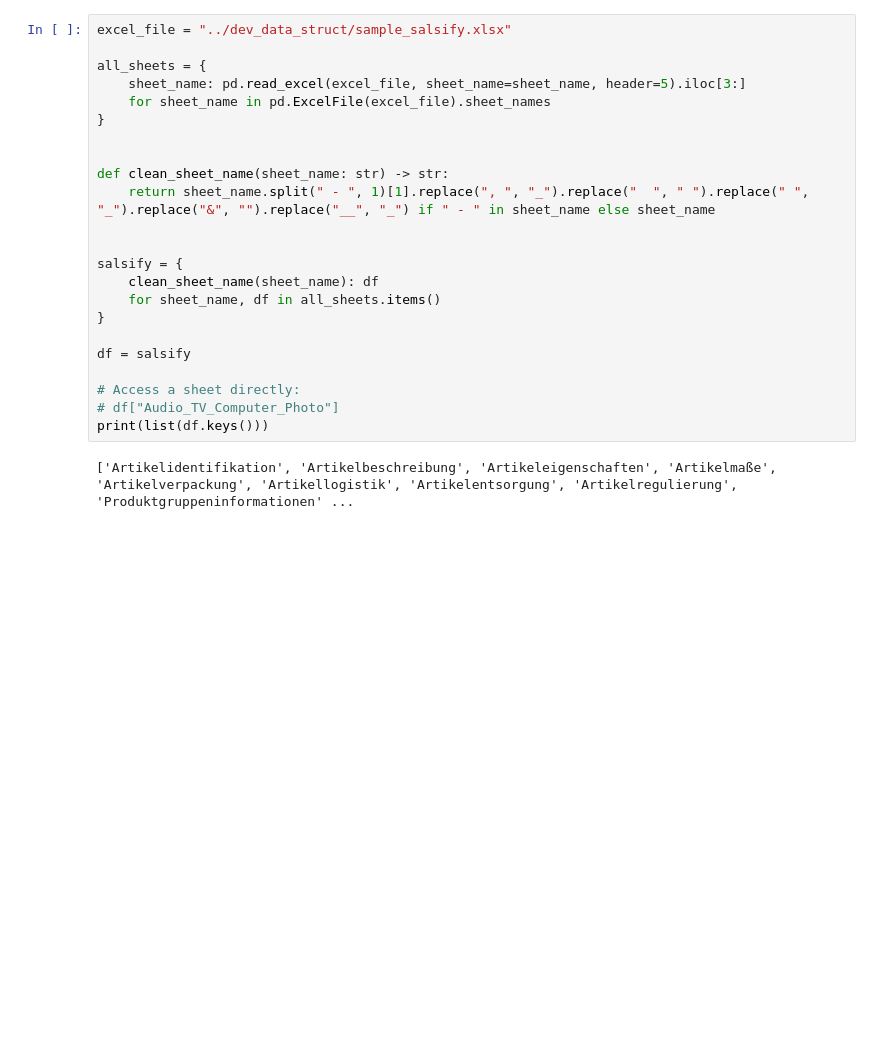
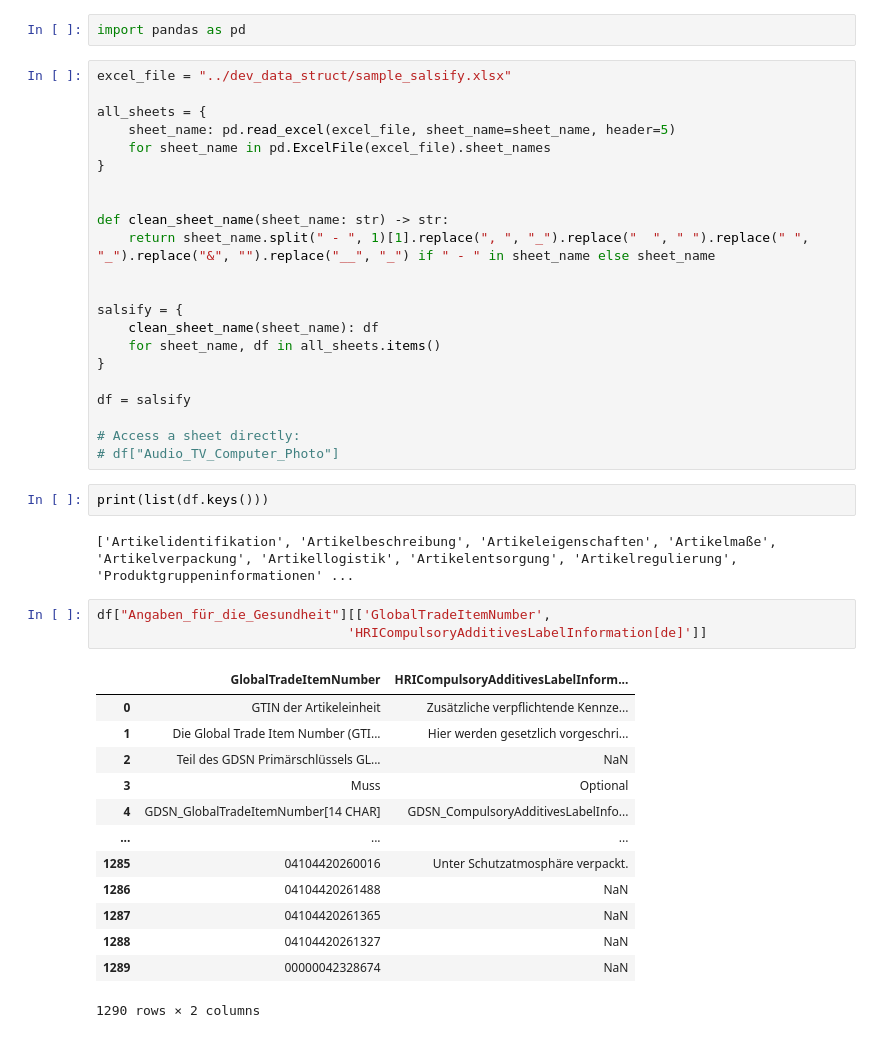
Before and after one commit to ChickenWithRiceW/open_food_facts_import_module, a Jupyter notebook: src/pipeline/eda.ipynb, the cells around one changed output. Drawn from its saved outputs; the diff is of its cells as text; blank space fills up the shorter version.

```diff
--- a/src/pipeline/eda.ipynb
+++ b/src/pipeline/eda.ipynb
@@ -3,8 +18,10 @@ import pandas as pd
+# %%
+import pandas as pd
 # %%
 excel_file = "../dev_data_struct/sample_salsify.xlsx"
 
 all_sheets = {
-    sheet_name: pd.read_excel(excel_file, sheet_name=sheet_name, header=5).iloc[3:]
+    sheet_name: pd.read_excel(excel_file, sheet_name=sheet_name, header=5)
     for sheet_name in pd.ExcelFile(excel_file).sheet_names
 }
 
@@ -22,6 +39,24 @@ df = salsify
 
 # Access a sheet directly:
 # df["Audio_TV_Computer_Photo"]
-print(list(df.keys()))
-# %% [output]
-['Artikelidentifikation', 'Artikelbeschreibung', 'Artikeleigenschaften', 'Artikelmaße', 'Artikelverpackung', 'Artikellogistik', 'Artikelentsorgung', 'Artikelregulierung', 'Produktgruppeninformationen' ...
+# %%
+print(list(df.keys()))
+# %% [output]
+['Artikelidentifikation', 'Artikelbeschreibung', 'Artikeleigenschaften', 'Artikelmaße', 'Artikelverpackung', 'Artikellogistik', 'Artikelentsorgung', 'Artikelregulierung', 'Produktgruppeninformationen' ...
+# %%
+df["Angaben_für_die_Gesundheit"][['GlobalTradeItemNumber',
+                                'HRICompulsoryAdditivesLabelInformation[de]']]
+# %% [output]
+|  | GlobalTradeItemNumber | HRICompulsoryAdditivesLabelInform... |
+| 0 | GTIN der Artikeleinheit | Zusätzliche verpflichtende Kennze... |
+| 1 | Die Global Trade Item Number (GTI... | Hier werden gesetzlich vorgeschri... |
+| 2 | Teil des GDSN Primärschlüssels GL... | NaN |
+| 3 | Muss | Optional |
+| 4 | GDSN_GlobalTradeItemNumber[14 CHAR] | GDSN_CompulsoryAdditivesLabelInfo... |
+| ... | ... | ... |
+| 1285 | 04104420260016 | Unter Schutzatmosphäre verpackt. |
+| 1286 | 04104420261488 | NaN |
+| 1287 | 04104420261365 | NaN |
+| 1288 | 04104420261327 | NaN |
+| 1289 | 00000042328674 | NaN |
+1290 rows × 2 columns
```
Also changed, not shown: parts of 8 cells of this notebook, 2 other files.
